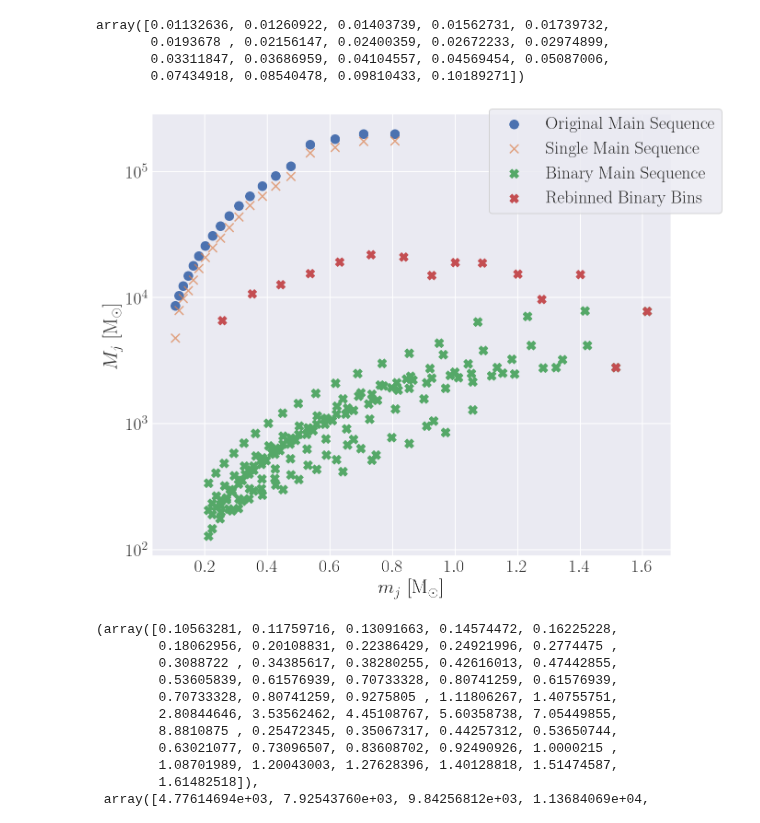
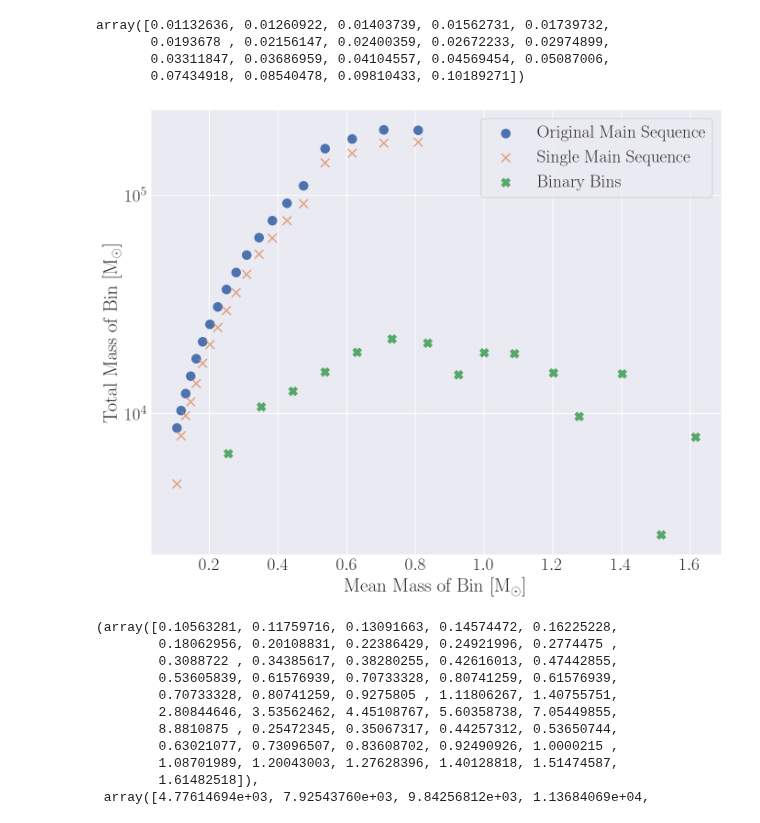
Before and after one commit to pjs902/honours-thesis, a Jupyter notebook: notebooks/binary-shift.ipynb, the cells around one changed output. Drawn from its saved outputs; the diff is of its cells as text; code cells hidden in the pictures.

```diff
--- a/notebooks/binary-shift.ipynb
+++ b/notebooks/binary-shift.ipynb
@@ -450,45 +450,45 @@ plt.scatter(
     label="Single Main Sequence",
     marker="x",
     s=90,
     alpha=0.7,
 )
-plt.scatter(
-    mj_new[bs.bin_mask],
-    Mj_new[bs.bin_mask],
-    label="Binary Main Sequence",
-    marker="X",
-    s=90,
-)
+# plt.scatter(
+#     mj_new[bs.bin_mask],
+#     Mj_new[bs.bin_mask],
+#     label="Binary Main Sequence",
+#     marker="X",
+#     s=90,
+# )
 # plt.scatter(
 #     mj_new[bs.WD_mask],
 #     Mj_new[bs.WD_mask],
 #     label="WD",
 #     marker="o",
 #     color="grey",
 #     s=60,
 # )
 
 # rebin
 new_mj_binned, new_Mj_binned = bs.rebin()
 
 plt.scatter(
     new_mj_binned[bs.bin_mask],
     new_Mj_binned[bs.bin_mask],
-    label="Rebinned Binary Bins",
+    label="Binary Bins",
     marker="X",
     s=85,
 )
 
-plt.legend(bbox_to_anchor=(0.65, 1.01), loc="upper left", borderaxespad=0)
+plt.legend()
 
 
-plt.ylabel(r"$M_j$ [$\mathrm{M}_\odot$]")
-plt.xlabel(r"$m_j$ [$\mathrm{M}_\odot$]")
+plt.ylabel(r"Total Mass of Bin [$\mathrm{M}_\odot$]")
+plt.xlabel(r"Mean Mass of Bin [$\mathrm{M}_\odot$]")
 plt.tight_layout()
 plt.savefig("shifted-mf.png", dpi=300)
 # plt.xlim(0, 1.7)
 # %% [output]
-[figure, old version]
+[figure, new version]
 # %%
 bs.rebin()
 # %% [output]
```
Also changed, not shown: parts of 6 cells of this notebook, 4 other files.
